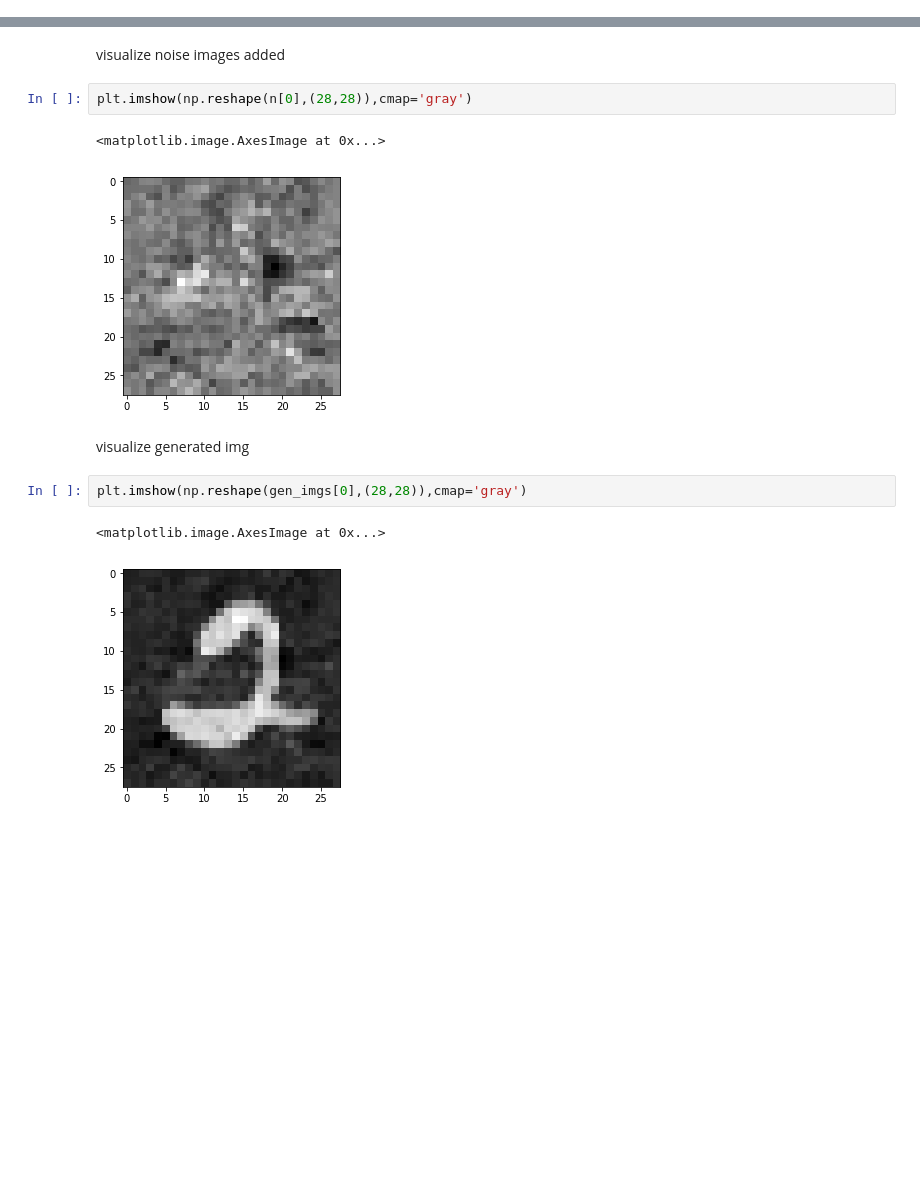
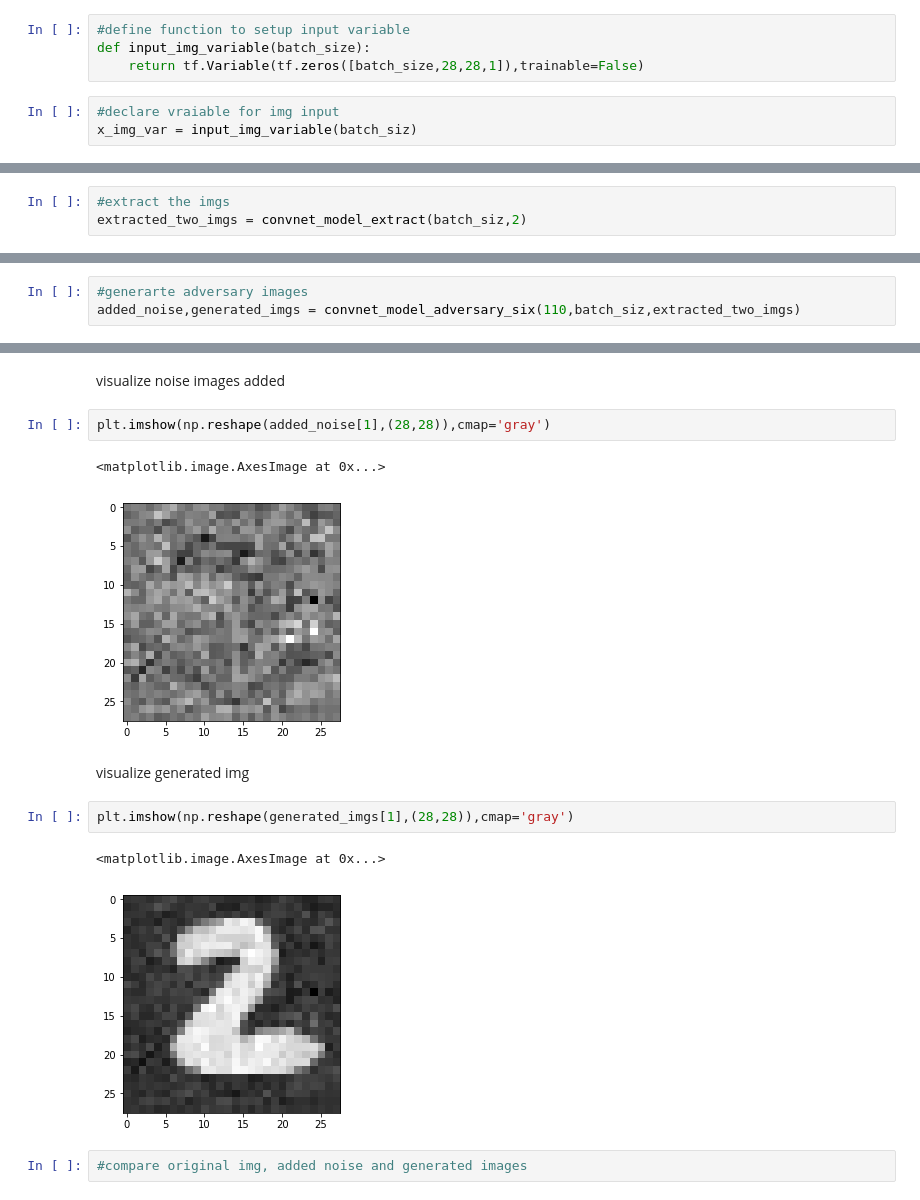
Before and after one commit to mariko-poyo/adversary-images-challenge, a Jupyter notebook: mnist_adversary.ipynb, the cells around one changed output, grey strips where cells are left out. Cells and saved outputs as stored; diff of their text form; blank space fills up the shorter version.

Commit message:
add some comments. also modulalize the training, image extraction and adversary image generation parts of convnet model

```diff
--- a/mnist_adversary.ipynb
+++ b/mnist_adversary.ipynb
@@ -131,0 +138,7 @@ assign_x = tf.assign(x_img_var, x_image)
+# %%
+#define function to setup input variable
+def input_img_variable(batch_size):
+    return tf.Variable(tf.zeros([batch_size,28,28,1]),trainable=False)
+# %%
+#declare vraiable for img input
+x_img_var = input_img_variable(batch_siz)
@@ -314,0 +314,3 @@ average test accuracy 0.9920
+# %%
+#extract the imgs
+extracted_two_imgs = convnet_model_extract(batch_siz,2)
@@ -420,0 +411,3 @@ average test accuracy 0.9920
+# %%
+#generarte adversary images
+added_noise,generated_imgs = convnet_model_adversary_six(110,batch_siz,extracted_two_imgs)
@@ -421,14 +432,16 @@ average test accuracy 0.9920
 # %% [markdown]
 visualize noise images added
 # %%
-plt.imshow(np.reshape(n[0],(28,28)),cmap='gray')
+plt.imshow(np.reshape(added_noise[1],(28,28)),cmap='gray')
 # %% [output]
 <matplotlib.image.AxesImage at 0x...>
-[figure, old version]
+[figure, new version]
 # %% [markdown]
 visualize generated img
 # %%
-plt.imshow(np.reshape(gen_imgs[0],(28,28)),cmap='gray')
+plt.imshow(np.reshape(generated_imgs[1],(28,28)),cmap='gray')
 # %% [output]
 <matplotlib.image.AxesImage at 0x...>
-[figure, old version]
+[figure, new version]
+# %%
+#compare original img, added noise and generated images
```
Also changed, not shown: parts of 24 cells of this notebook.
